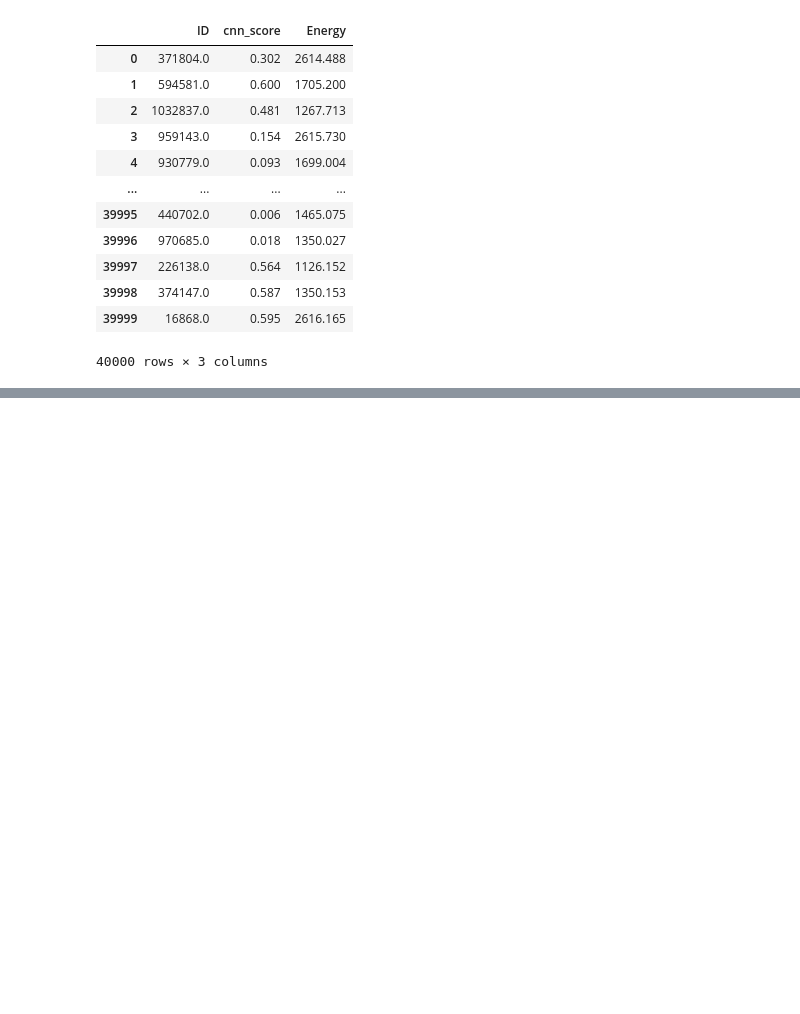
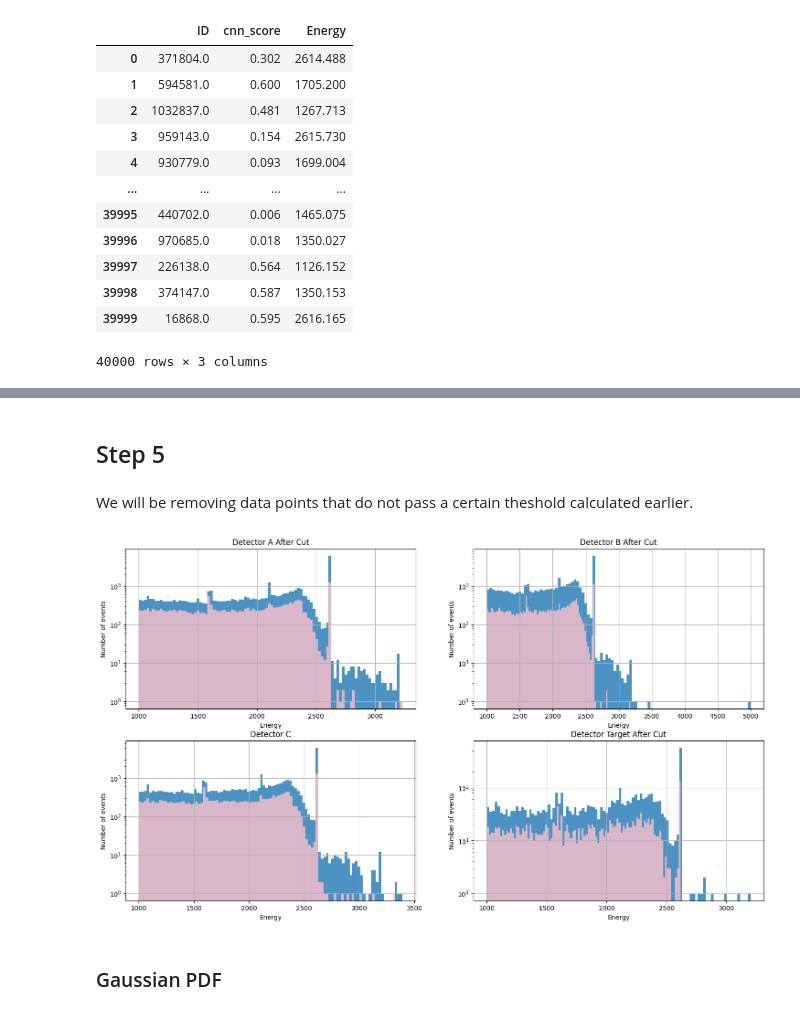
Before and after one commit to melissamp03/DSC291_FINAL-PROJECT, a Jupyter notebook: DSC291_Final-Project_2025.ipynb, the cells around one changed output, grey strips where cells are left out. Saved outputs shown, nothing was run; the diff lists cells and outputs as text; code cells hidden in the pictures; blank space fills up the shorter version.

```diff
--- a/DSC291_Final-Project_2025.ipynb
+++ b/DSC291_Final-Project_2025.ipynb
@@ -158,0 +172,61 @@ plt.show()
+# %% [markdown]
+## Step 5
+# %% [markdown]
+We will be removing data points that do not pass a certain theshold calculated earlier.
+# %%
+detectorA_cut = detector_A[
+    (detector_A['cnn_score'] >= Threshold)
+]
+detectorB_cut = detector_B[
+    (detector_B['cnn_score'] >= Threshold)
+]
+
+detectorC_cut = detector_C[
+    (detector_C['cnn_score'] >= Threshold)
+]
+
+target_cut = detector_Target[
+    (detector_Target['cnn_score'] >= Threshold)
+]
+# %%
+plt.figure(figsize=(18, 10))
+
+plt.subplot(2, 2, 1)
+plt.hist(detector_A["Energy"], bins=100, alpha=0.8)
+plt.hist(detectorA_cut["Energy"], bins=100, alpha=0.8, color = 'pink')
+plt.yscale('log')
+plt.xlabel('Energy')
+plt.ylabel('Number of events')
+plt.title('Detector A After Cut')
+plt.grid(True)
+
+plt.subplot(2, 2, 2)
+plt.hist(detector_B["Energy"], bins=100, alpha=0.8)
+plt.hist(detectorB_cut["Energy"], bins=100, alpha=0.8,  color = 'pink')
+plt.yscale('log')
+plt.xlabel('Energy')
+plt.ylabel('Number of events')
+plt.title('Detector B After Cut')
+plt.grid(True)
+
+plt.subplot(2, 2, 3)
+plt.hist(detector_C["Energy"], bins=100, alpha=0.8)
+plt.hist(detectorC_cut["Energy"], bins=100, alpha=0.8, color = 'pink')
+plt.yscale('log')
+plt.xlabel('Energy')
+plt.ylabel('Number of events')
+plt.title('Detector C')
+plt.grid(True)
+
+plt.subplot(2, 2, 4)
+plt.hist(detector_Target["Energy"], bins=100, alpha=0.8)
+plt.hist(target_cut["Energy"], bins=100, alpha=0.8, color = 'pink')
+plt.yscale('log')
+plt.xlabel('Energy')
+plt.ylabel('Number of events')
+plt.title('Detector Target After Cut')
+plt.grid(True)
+# %% [output]
+[figure, added]
+# %% [markdown]
+### Gaussian PDF
```
Also changed, not shown: parts of 26 cells of this notebook.
